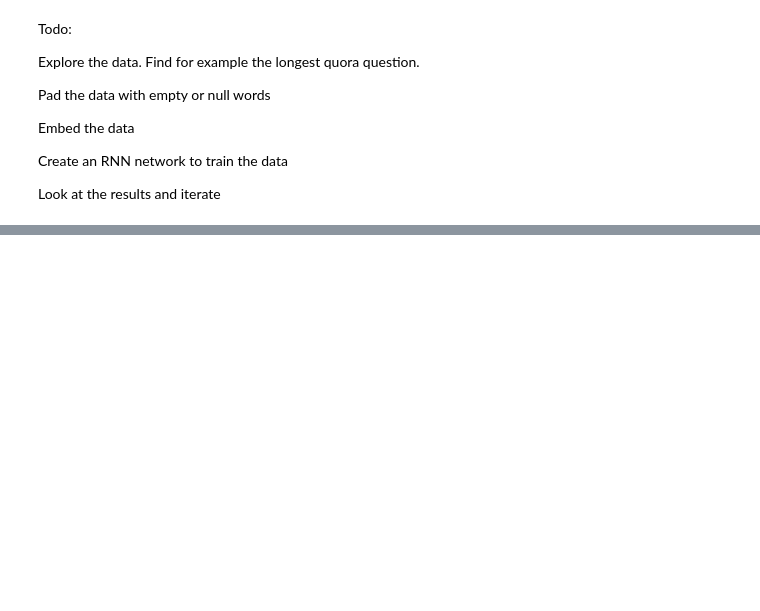
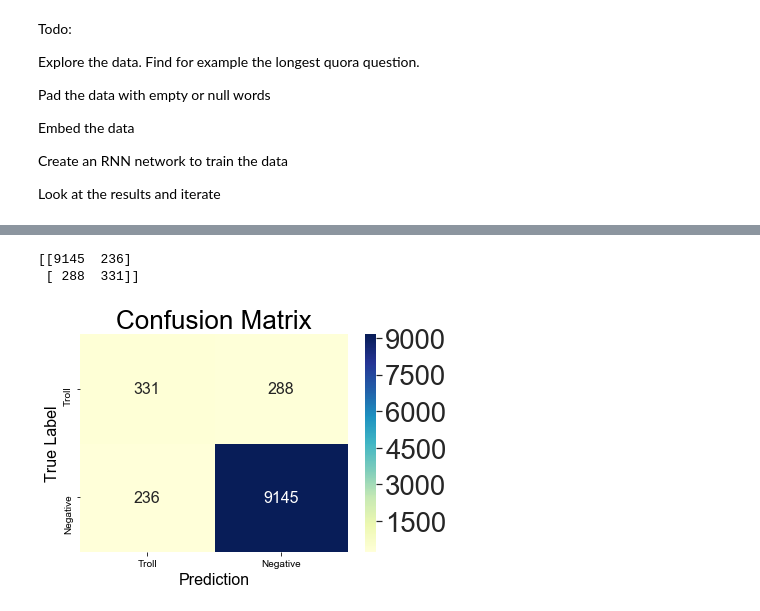
Before and after one commit to Dave-K1/Question_Classification, a Jupyter notebook: Exploration.ipynb, the cells around one changed output, grey strips where cells are left out. Drawn from its saved outputs; the diff is of its cells as text; code cells hidden in the pictures; blank space fills up the shorter version.

```diff
--- a/Exploration.ipynb
+++ b/Exploration.ipynb
@@ -67 +107,10 @@ vocab_size = len(word_index)
+# %%
+# Pad sequences with 0s so that each sequence is of the same length respresented by the max_length
+max_length = 32
+padding_type = 'post'
+trunc_type = 'post'
+
+train_sequences_padded = pad_sequences(train_sequences, maxlen=max_length, padding=padding_type, truncating=trunc_type)
+validation_sequences_padded = pad_sequences(validation_sequences, maxlen=max_length, padding=padding_type, truncating=trunc_type)
+test_sequences_padded = pad_sequences(test_sequences, maxlen=max_length, padding=padding_type, truncating=trunc_type)
 # %%
@@ -234,0 +328,14 @@ plt.ylabel("Accuracy [%]")
+# %%
+def Plot_Confusion_Matrix(con_mat):
+
+    plt.title("Confusion Matrix", fontsize=26)
+    sns.set(font_scale=2.5)
+    ax = sns.heatmap(con_mat, annot=True, fmt='g', annot_kws={"size":16}, xticklabels=["Negative", "Troll"], yticklabels=["Negative", "Troll"],
+               cmap="YlGnBu")
+    ax.invert_yaxis()
+    ax.invert_xaxis()
+    plt.xlabel("Prediction", fontsize=16)
+    plt.ylabel("True Label", fontsize=16)
+
+    b, t = plt.ylim() # discover the values for bottom and top
+    ax.set_ylim(b-0.5, t+0.5)
@@ -234,0 +355,9 @@ plt.ylabel("Accuracy [%]")
+# %%
+con_mat = confusion_matrix(testing_labels, predicted_labels)
+#con_mat = confusion_matrix([0, 1, 1, 0], [1, 1, 1, 0])
+Plot_Confusion_Matrix(con_mat)
+print(con_mat)
+# %% [output]
+[[9145  236]
+ [ 288  331]]
+[figure, added]
```
Also changed, not shown: parts of 14 cells of this notebook.
